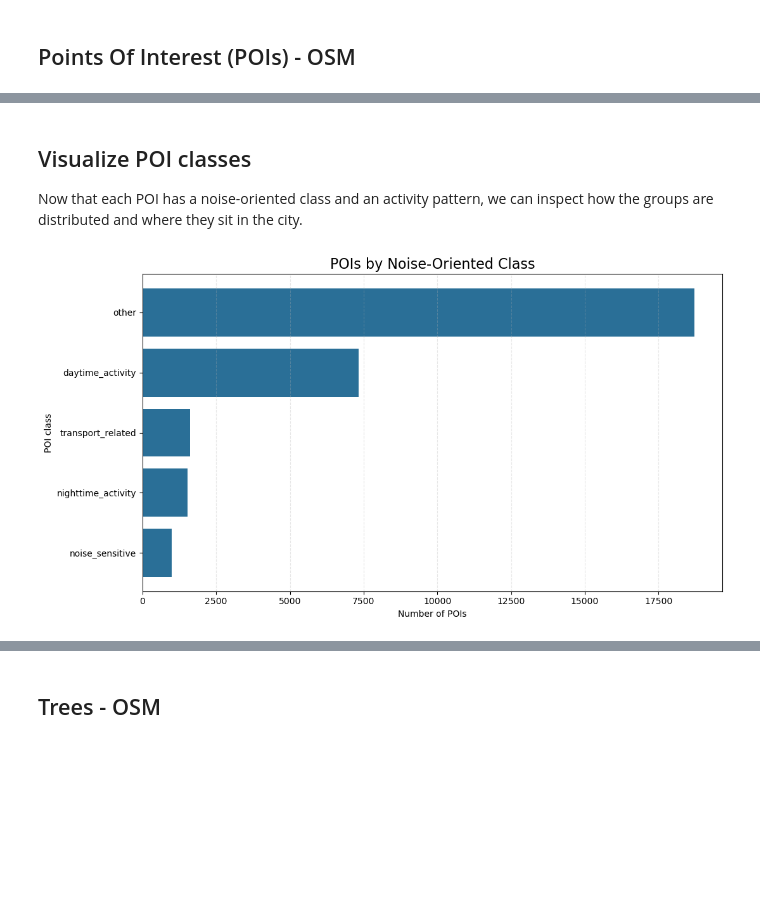
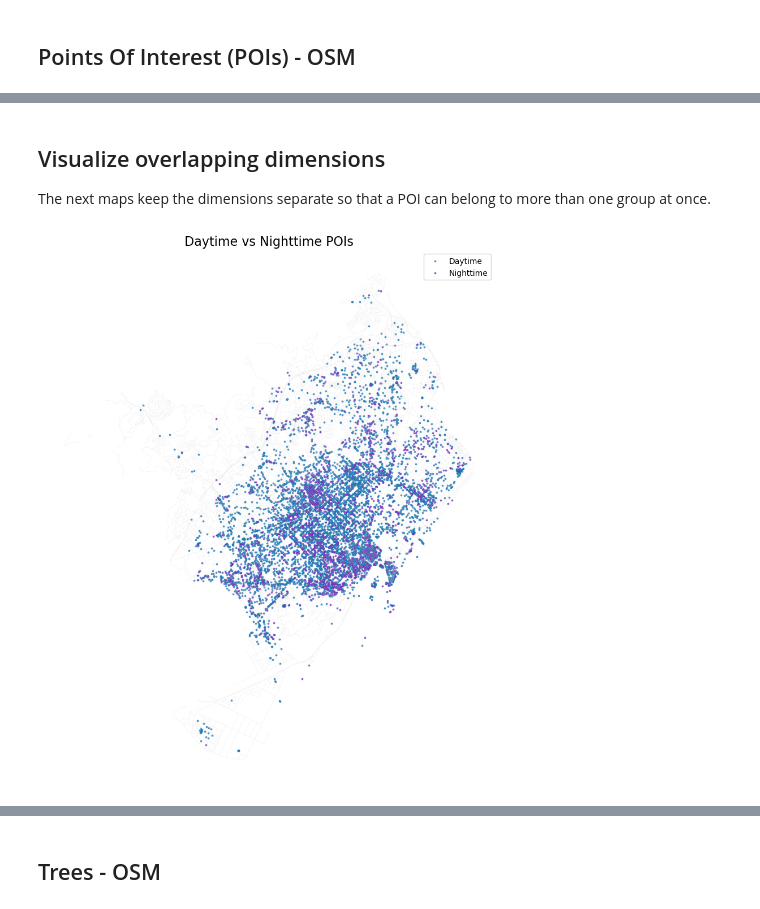
Before and after one commit to AndreaCutroni/ML-Noise-Prediction, a Jupyter notebook: notebooks/osm/OSM_points.ipynb, the cells around one changed output, grey strips where cells are left out. Drawn from its saved outputs; the diff is of its cells as text; code cells hidden in the pictures; blank space fills up the shorter version.

```diff
--- a/notebooks/osm/OSM_points.ipynb
+++ b/notebooks/osm/OSM_points.ipynb
@@ -402,19 +301,19 @@ Name: count, dtype: int64
 # %% [markdown]
-## Visualize POI classes
+## Visualize overlapping dimensions
 
-Now that each POI has a noise-oriented class and an activity pattern, we can inspect how the groups are distributed and where they sit in the city.
+The next maps keep the dimensions separate so that a POI can belong to more than one group at once.
 # %%
-# Count how many POIs fall into each noise-oriented class.
-class_counts = pois['poi_noise_class'].value_counts().sort_values(ascending=True)
-
-fig, ax = plt.subplots(figsize=(11, 6))
-ax.barh(class_counts.index, class_counts.values, color='#2a6f97')
-ax.set_title('POIs by Noise-Oriented Class', fontsize=16)
-ax.set_xlabel('Number of POIs')
-ax.set_ylabel('POI class')
-ax.grid(axis='x', linestyle='--', alpha=0.3)
+# Map 2: daytime vs nighttime uses.
+# Many places can be both daytime-active and nightlife-related, so we plot both masks together.
+fig, ax = plt.subplots(figsize=(10, 10))
+noise_streets.plot(ax=ax, color='lightgrey', linewidth=0.4, alpha=0.35)
+pois.loc[pois['is_daytime']].plot(ax=ax, color='#1f77b4', markersize=3, alpha=0.7, label='Daytime')
+pois.loc[pois['is_nighttime']].plot(ax=ax, color='#7b2cbf', markersize=3, alpha=0.7, label='Nighttime')
+ax.set_title('Daytime vs Nighttime POIs', fontsize=16)
+ax.set_axis_off()
+ax.legend(loc='upper right', frameon=True)
 plt.tight_layout()
 plt.show()
 # %% [output]
-[figure, old version]
+[figure, new version]
 # %%
```
Also changed, not shown: parts of 9 cells of this notebook.
